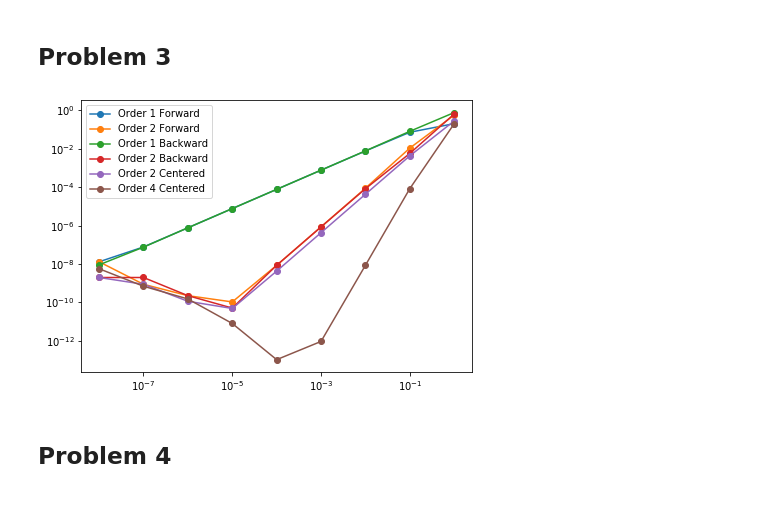
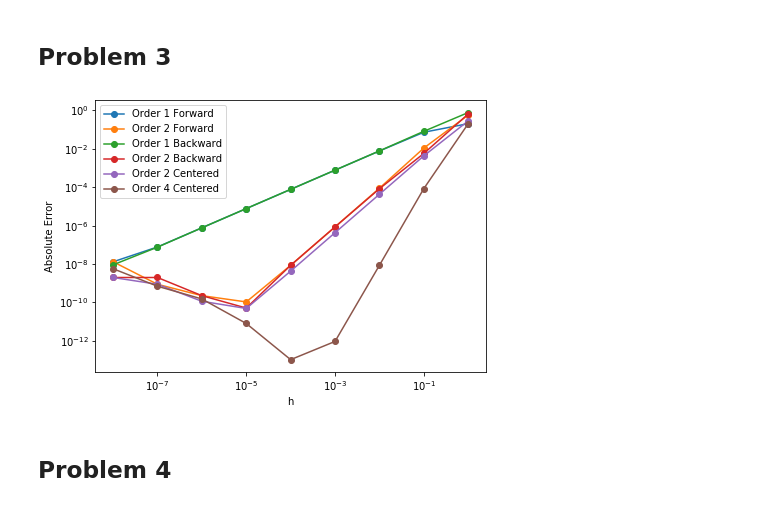
Before and after one commit to yongfeilu/persp-model-econ_w20, a Jupyter notebook: ProblemSets/PS2/PS2_(1)_Yongfei Lu.ipynb, the cells around one changed output. Cells and saved outputs as stored; diff of their text form; code cells hidden in the pictures.

```diff
--- a/ProblemSets/PS2/PS2_(1)_Yongfei Lu.ipynb
+++ b/ProblemSets/PS2/PS2_(1)_Yongfei Lu.ipynb
@@ -40,7 +43,7 @@ def forward_1(fn, x, h=0.01):
     return (fn(x + h) - fn(x))/h
 
 def forward_2(fn, x, h=0.01):
-    return (-3 * fn(x) + 4 * f(x + h) - f(x + 2 * h))/(2 * h)
+    return (-3 * fn(x) + 4 * fn(x + h) - fn(x + 2 * h))/(2 * h)
 
 def backward_1(fn, x, h=0.01):
     return (fn(x) - f(x - h))/h
@@ -74,19 +78,21 @@ ax.legend()
 # %%
 # plot
 def plt_abs_error(x):
     h_vals = np.logspace(-8, 0, 9)
     ax = plt.figure(figsize=(7,5)).gca()
     ax.loglog(h_vals, abs(forward_1(f, x, h_vals) - f_d(x)), label = "Order 1 Forward", marker='o')
     ax.loglog(h_vals, abs(forward_2(f, x, h_vals) - f_d(x)), label = "Order 2 Forward", marker='o')
     ax.loglog(h_vals, abs(backward_1(f, x, h_vals) - f_d(x)), label = "Order 1 Backward", marker='o')
     ax.loglog(h_vals, abs(backward_2(f, x, h_vals) - f_d(x)), label = "Order 2 Backward", marker='o')
     ax.loglog(h_vals, abs(centered_2(f, x, h_vals) - f_d(x)), label = "Order 2 Centered", marker='o')
     ax.loglog(h_vals, abs(centered_4(f, x, h_vals) - f_d(x)), label = "Order 4 Centered", marker='o')
     ax.legend()
+    plt.xlabel('h')
+    plt.ylabel('Absolute Error')
 
 plt_abs_error(1)
 # %% [output]
-[figure, old version]
+[figure, new version]
 # %% [markdown]
 ## Problem 4
 # %%
```
Also changed, not shown: parts of 15 cells of this notebook, 4 other files.
